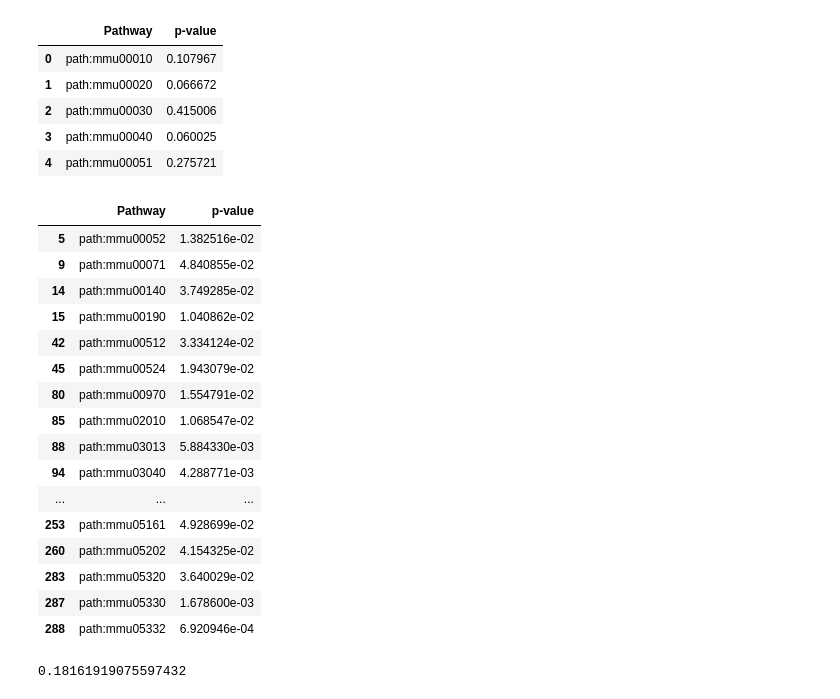
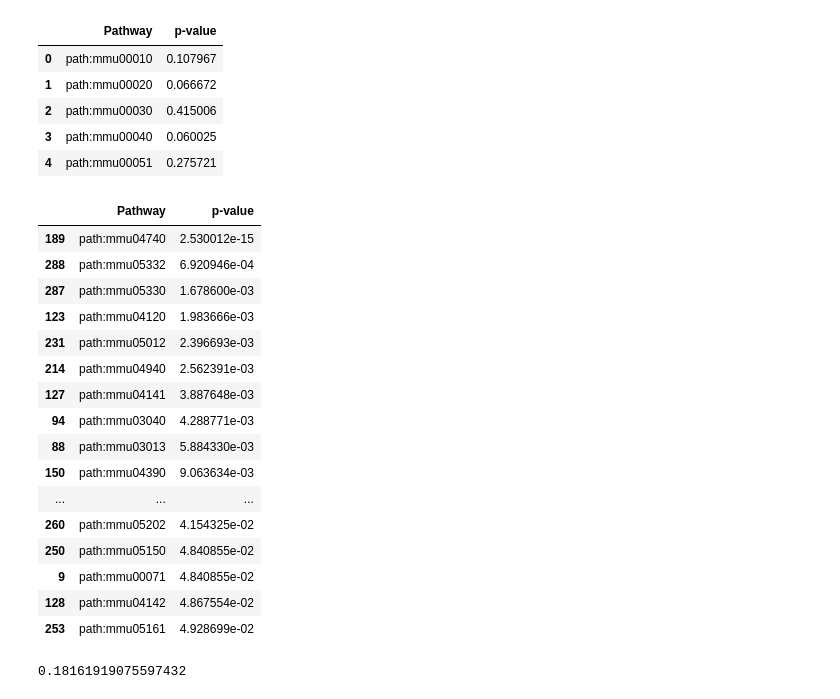
Before and after one commit to Telocontar/IntegratedBioinformatics, a Jupyter notebook: notebooks/DayY_Pathways.ipynb, the cells around one changed output. Saved outputs shown, nothing was run; the diff lists cells and outputs as text; code cells hidden in the pictures.

Commit message:
day Y fold change pathway plot done

```diff
--- a/notebooks/DayY_Pathways.ipynb
+++ b/notebooks/DayY_Pathways.ipynb
@@ -397,20 +397,28 @@ def perform_gene_set_enrichment(fold_change_df_, pathway_genes_df_):
     #P = pathway_genes_df_['Gene Name']
     #G = fold_change_df_[fold_change_df_['sidak'] > 0.05]['gene']
 
+    # differentially expressed genes
     D = fold_change_df_[fold_change_df_['holm-sidak'] < 0.05].index
 
-    #print(len(D))
+    # pathway genes
+    P = pathway_genes_df_['Gene Name']
 
-    P = pathway_genes_df_['Gene Name']
+    # not differentially expressed genes
     G = fold_change_df_[fold_change_df_['holm-sidak'] > 0.05].index
 
+    # D united with P
+    D_and_P = len(intersect_dataframes(pathway_genes_df_, D))
 
-    D_and_P = len(intersect_dataframes(pathway_genes_df_, D))
+    # D united with not P
     D_and_not_P = len(D)-D_and_P
 
+    # not D united with P
     not_D_and_P = len(intersect_dataframes(pathway_genes_df_, G))
+
+    # not D united with not P
     not_D_and_not_P = len(G)-not_D_and_P
 
+    # create the contingency table
     table = pd.DataFrame({'Diff. expr.' : pd.Series([D_and_P, D_and_not_P, D_and_P+D_and_not_P],
                                                    index=['in PW', 'Not in PW', 'Total']),
                          'Not Diff. expr.' : pd.Series([not_D_and_P, not_D_and_not_P, not_D_and_P+not_D_and_not_P],
@@ -419,32 +427,27 @@ def perform_gene_set_enrichment(fold_change_df_, pathway_genes_df_):
                                               D_and_P+D_and_not_P+not_D_and_P+not_D_and_not_P],
                                              index=['in PW', 'Not in PW', 'Total'])})
 
+    # # genes differentially expressed
+    n = len(D)
 
-    expected_prob_P_and_D = len(D)/(len(D)+len(G)) * len(P)
+    # # genes diff. expr. AND in pathway
+    k = D_and_P
 
-    prob_P_and_D = D_and_P
+    # total number of genes
+    m = D_and_P+D_and_not_P+not_D_and_P+not_D_and_not_P
 
-
-    n = len(D)
-    k = D_and_P
-    m = D_and_P+D_and_not_P+not_D_and_P+not_D_and_not_P
+    # # genes in pathway
     l = D_and_P+not_D_and_P
 
+    # compute p-value:
     k_ = l*n/m
-
     if k_ >= k:
         p_value = hypergeom.cdf(k,m,l,n)
     else:
         p_value = hypergeom.sf(k-1,m,l,n)
 
+
     return p_value
-
-    #if expected_prob_P_and_D < prob_P_and_D:
-
-    #return table
-
-
-    #else:
 # %%
 def perform_gene_set_enrichment_all_pathways(fold_change_df_, _pathway_genes_df_):
     ''' This function performs a gene set enrichment on all pathways stored in the _pathway_genes_df_ Dataframe.
@@ -480,25 +487,25 @@ gene_set_enrichment_p_values.head()
 | 3 | path:mmu00040 | 0.060025 |
 | 4 | path:mmu00051 | 0.275721 |
 # %%
-gene_set_enrichment_p_values[gene_set_enrichment_p_values['p-value'] < 0.05]
+gene_set_enrichment_p_values[gene_set_enrichment_p_values['p-value'] < 0.05].sort_values(by='p-value')
 # %% [output]
 |  | Pathway | p-value |
-| 5 | path:mmu00052 | 1.382516e-02 |
+| 189 | path:mmu04740 | 2.530012e-15 |
+| 288 | path:mmu05332 | 6.920946e-04 |
+| 287 | path:mmu05330 | 1.678600e-03 |
+| 123 | path:mmu04120 | 1.983666e-03 |
+| 231 | path:mmu05012 | 2.396693e-03 |
+| 214 | path:mmu04940 | 2.562391e-03 |
+| 127 | path:mmu04141 | 3.887648e-03 |
+| 94 | path:mmu03040 | 4.288771e-03 |
+| 88 | path:mmu03013 | 5.884330e-03 |
+| 150 | path:mmu04390 | 9.063634e-03 |
+| ... | ... | ... |
+| 260 | path:mmu05202 | 4.154325e-02 |
+| 250 | path:mmu05150 | 4.840855e-02 |
 | 9 | path:mmu00071 | 4.840855e-02 |
-| 14 | path:mmu00140 | 3.749285e-02 |
-| 15 | path:mmu00190 | 1.040862e-02 |
-| 42 | path:mmu00512 | 3.334124e-02 |
-| 45 | path:mmu00524 | 1.943079e-02 |
-| 80 | path:mmu00970 | 1.554791e-02 |
-| 85 | path:mmu02010 | 1.068547e-02 |
-| 88 | path:mmu03013 | 5.884330e-03 |
-| 94 | path:mmu03040 | 4.288771e-03 |
-| ... | ... | ... |
+| 128 | path:mmu04142 | 4.867554e-02 |
 | 253 | path:mmu05161 | 4.928699e-02 |
-| 260 | path:mmu05202 | 4.154325e-02 |
-| 283 | path:mmu05320 | 3.640029e-02 |
-| 287 | path:mmu05330 | 1.678600e-03 |
-| 288 | path:mmu05332 | 6.920946e-04 |
 # %%
 # set 'gene' as index for the fold change dataframe
 fc_df_gene_index = fold_change_df.set_index('gene')
```
Also changed, not shown: parts of 23 cells of this notebook.
